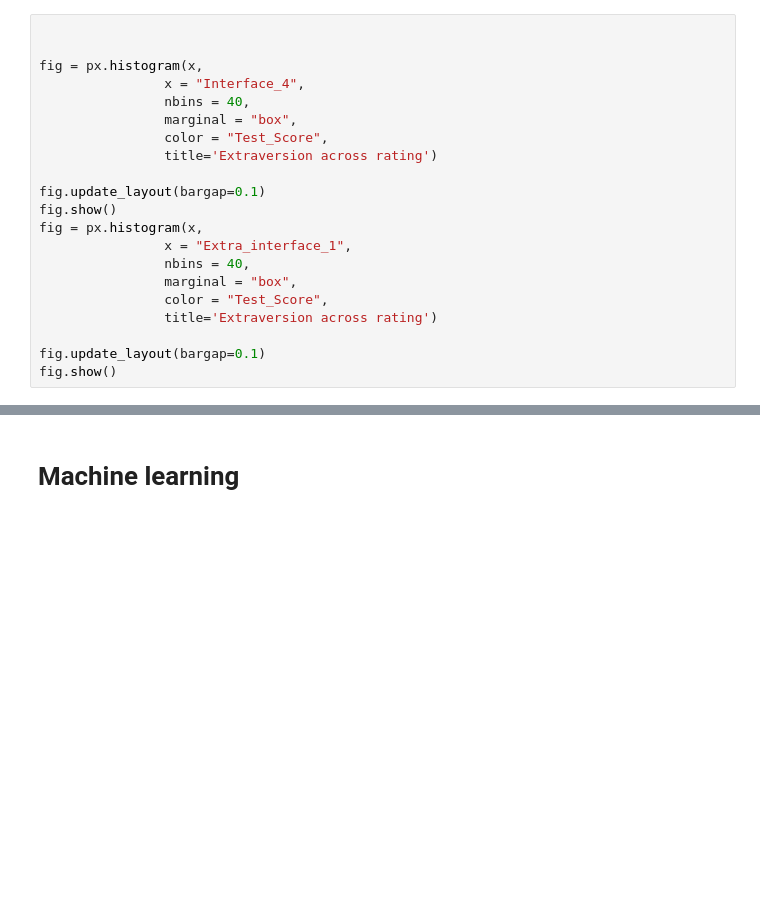
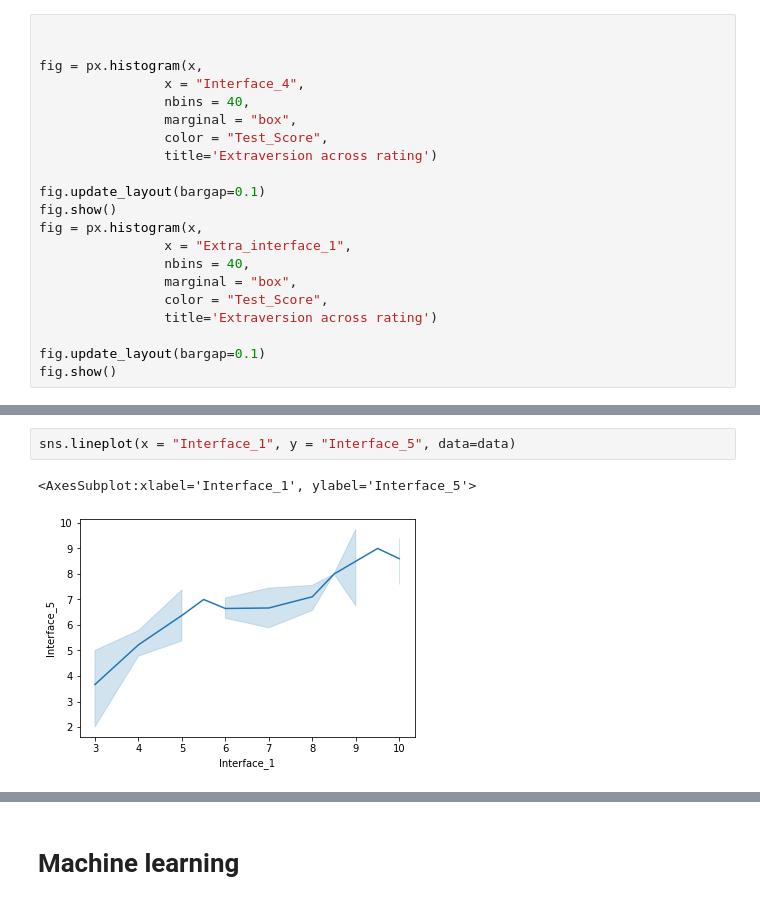
Before and after one commit to Mariamali2001/Bachelor_Project, a Jupyter notebook: Project.ipynb, the cells around one changed output, grey strips where cells are left out. Saved outputs shown, nothing was run; the diff lists cells and outputs as text; blank space fills up the shorter version.

```diff
--- a/Project.ipynb
+++ b/Project.ipynb
@@ -672,0 +707,5 @@ fig.show()
+# %%
+sns.lineplot(x = "Interface_1", y = "Interface_5", data=data)
+# %% [output]
+<AxesSubplot:xlabel='Interface_1', ylabel='Interface_5'>
+[figure, added]
```
Also changed, not shown: parts of 26 cells of this notebook, 2 other files.
